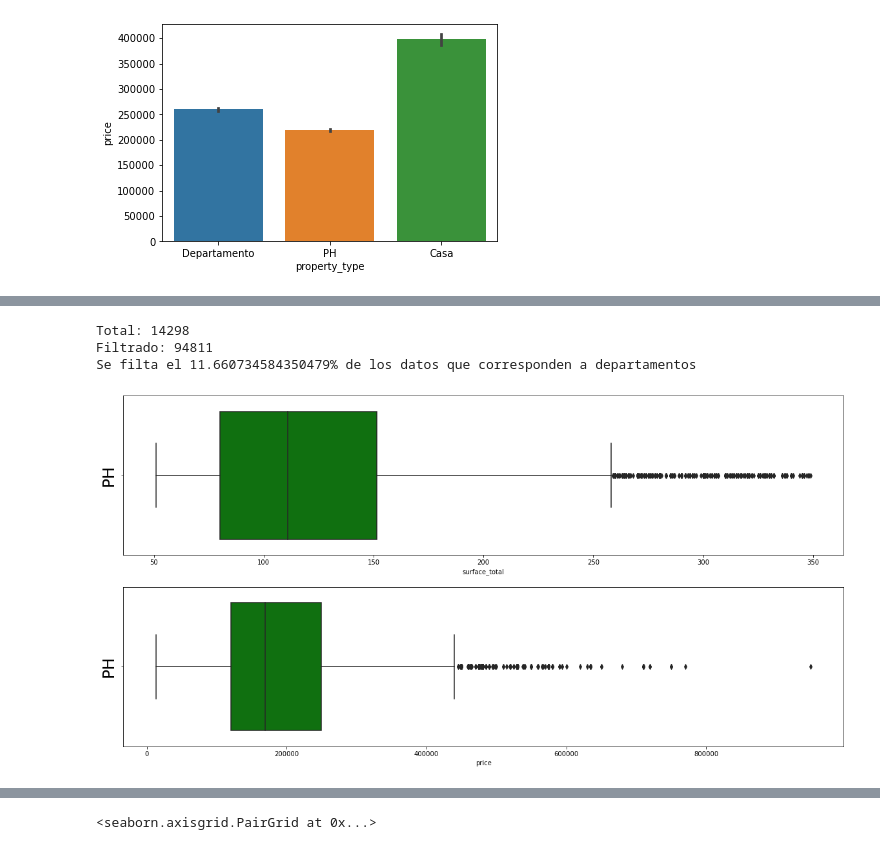
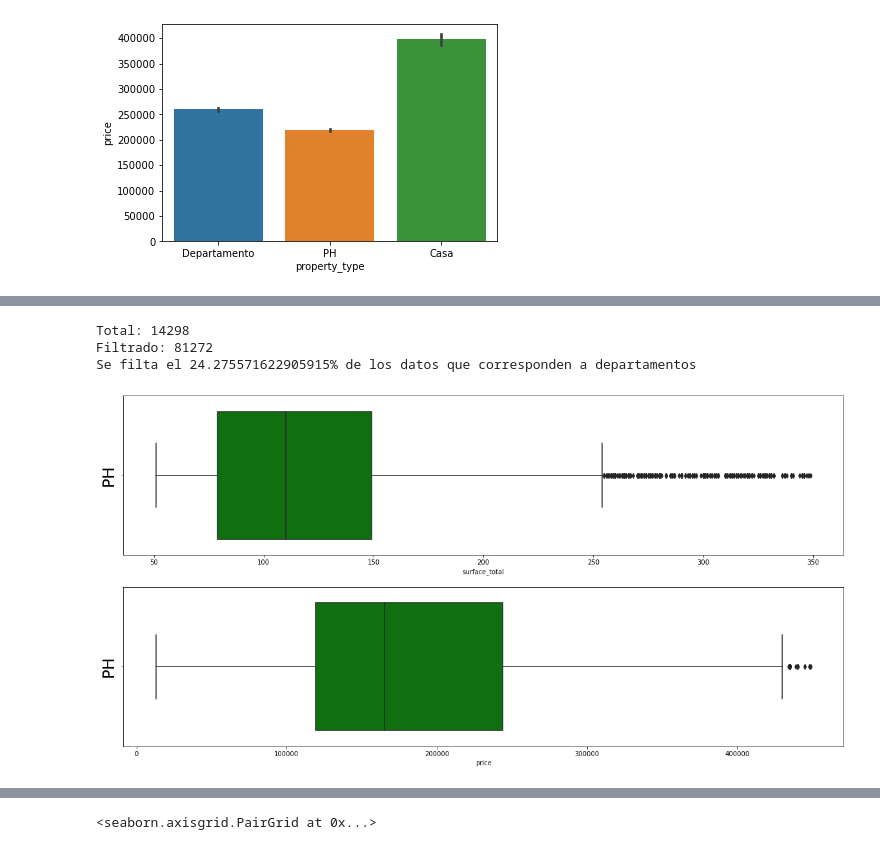
Before and after one commit to franpossetto/Acamica-DataScience-Sprint01, a Jupyter notebook: DS_Proyecto_01.ipynb, the cells around one changed output, grey strips where cells are left out. Saved outputs shown, nothing was run; the diff lists cells and outputs as text; code cells hidden in the pictures.

```diff
--- a/DS_Proyecto_01.ipynb
+++ b/DS_Proyecto_01.ipynb
@@ -335,30 +371,30 @@ Se filta el 11.660734584350479% de los datos que corresponden a departamentos
 # %%
 plt.figure(figsize=(20, 10))
 
 ph_mask = ((dataset['surface_total'] >= dataset['surface_covered']) &
                         (dataset['surface_total'] < 350) &
                         (dataset['surface_total'] > 50) &
-                        (dataset['price'] < 1550000) &
+                        (dataset['price'] < 450000) &
                         (dataset['property_type'] == 'PH'))
 
 plt.subplot(2,1,1)
 sns.boxplot(data = dataset[ph_mask], x = 'surface_total', color = 'g')
 plt.ylabel('PH', size = 25)
 
 plt.subplot(2,1,2)
 sns.boxplot(data = dataset[ph_mask], x = 'price', color = 'g')
 plt.ylabel('PH', size = 25)
 
 #Haciendo este filtro, eliminamos x instancias. Chequear si el volumen afecta al total.
 print("Total: " + str(dataset[dataset['property_type'] == 'PH'].shape[0]))
 print("Filtrado: " + str(dataset[dpto_mask].shape[0]))
 porcentaje_filtrado = (dataset[dpto_mask].shape[0]* 100) / dataset[dataset['property_type'] == 'Departamento'].shape[0]
 print("Se filta el " + str(100-porcentaje_filtrado) + "% de los datos que corresponden a departamentos")
 # %% [output]
 Total: 14298
-Filtrado: 94811
-Se filta el 11.660734584350479% de los datos que corresponden a departamentos
+Filtrado: 81272
+Se filta el 24.275571622905915% de los datos que corresponden a departamentos
-[figure, old version]
+[figure, new version]
 # %%
 plt.figure(figsize=(20, 10))
 
```
Also changed, not shown: parts of 32 cells of this notebook.
